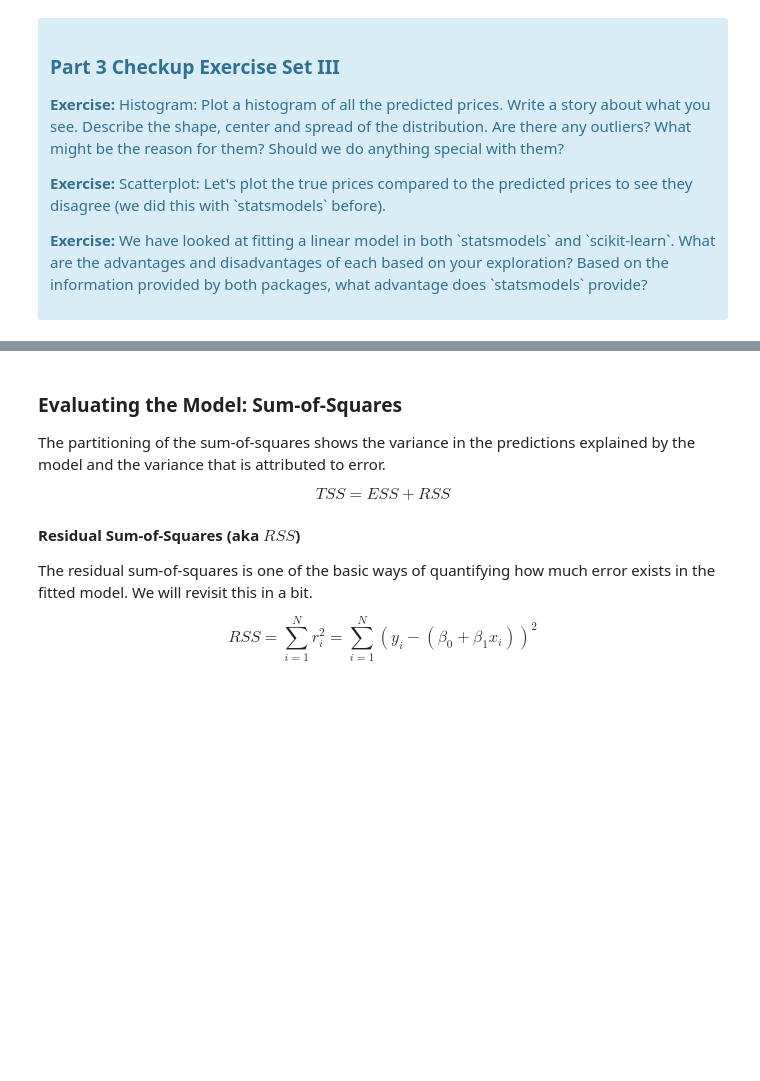
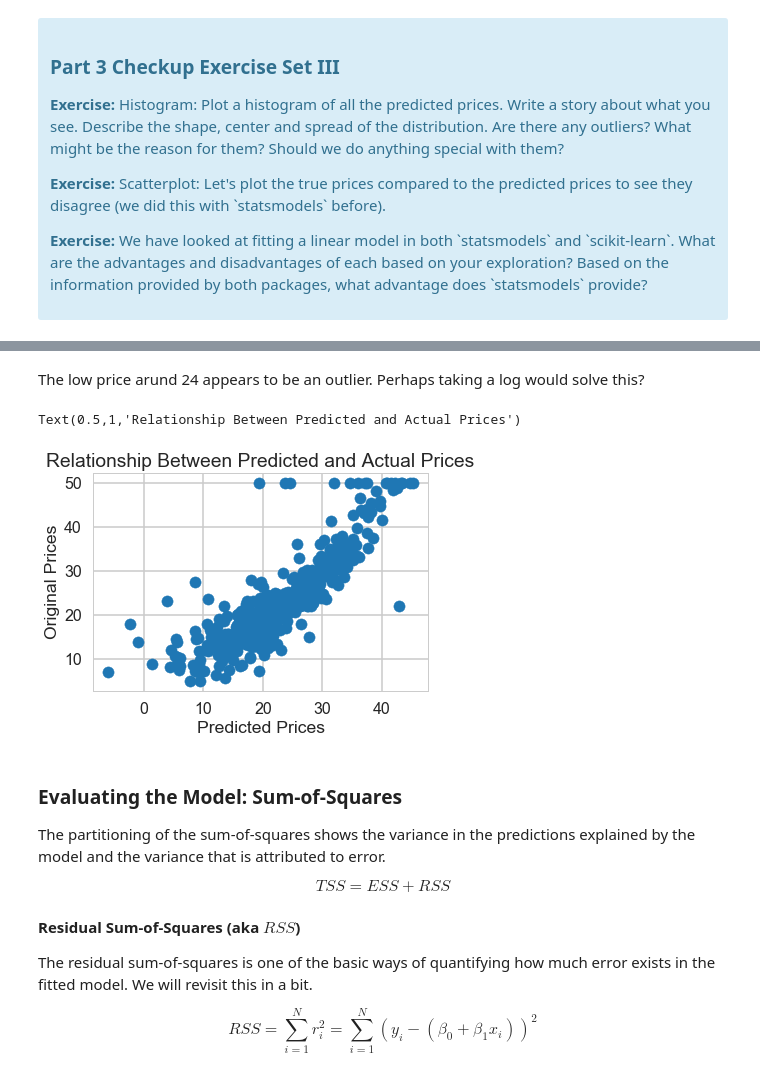
Before and after one commit to Zonk3/Springboard, a Jupyter notebook: Mini_Project_Linear_Regression.ipynb, the cells around one changed output, grey strips where cells are left out. Drawn from its saved outputs; the diff is of its cells as text; code cells hidden in the pictures; blank space fills up the shorter version.

```diff
--- a/Mini_Project_Linear_Regression.ipynb
+++ b/Mini_Project_Linear_Regression.ipynb
@@ -555,3 +582,13 @@ array([30.00821269, 25.0298606 , 30.5702317 , 28.60814055, 27.94288232])
+# %% [markdown]
+The low price arund 24 appears to be an outlier.  Perhaps taking a log would solve this?
+# %%
+plt.scatter((lm.predict(X)), bos.PRICE)
+plt.xlabel("Predicted Prices")
+plt.ylabel("Original Prices")
+plt.title("Relationship Between Predicted and Actual Prices")
+# %% [output]
+Text(0.5,1,'Relationship Between Predicted and Actual Prices')
+[figure, added]
 # %% [markdown]
 ### Evaluating the Model: Sum-of-Squares
 
```
Also changed, not shown: parts of 8 cells of this notebook.
